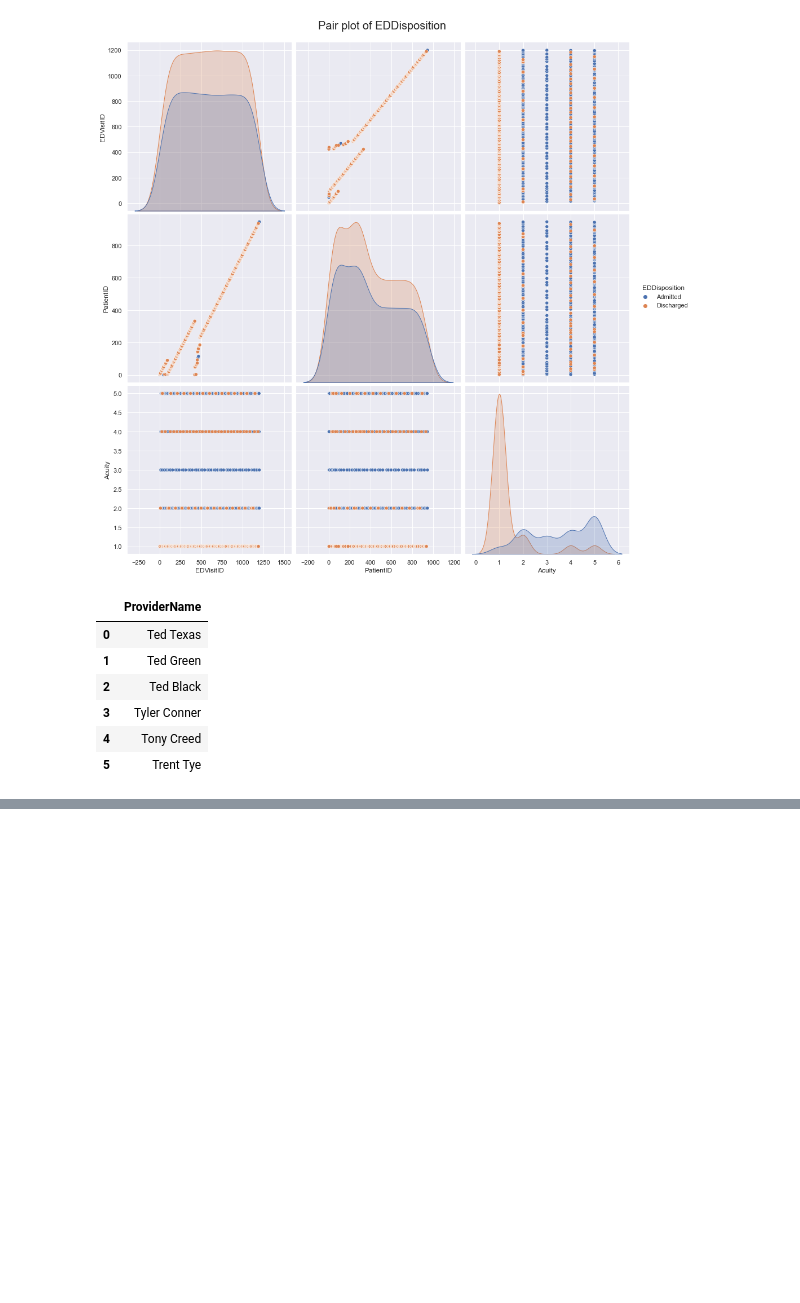
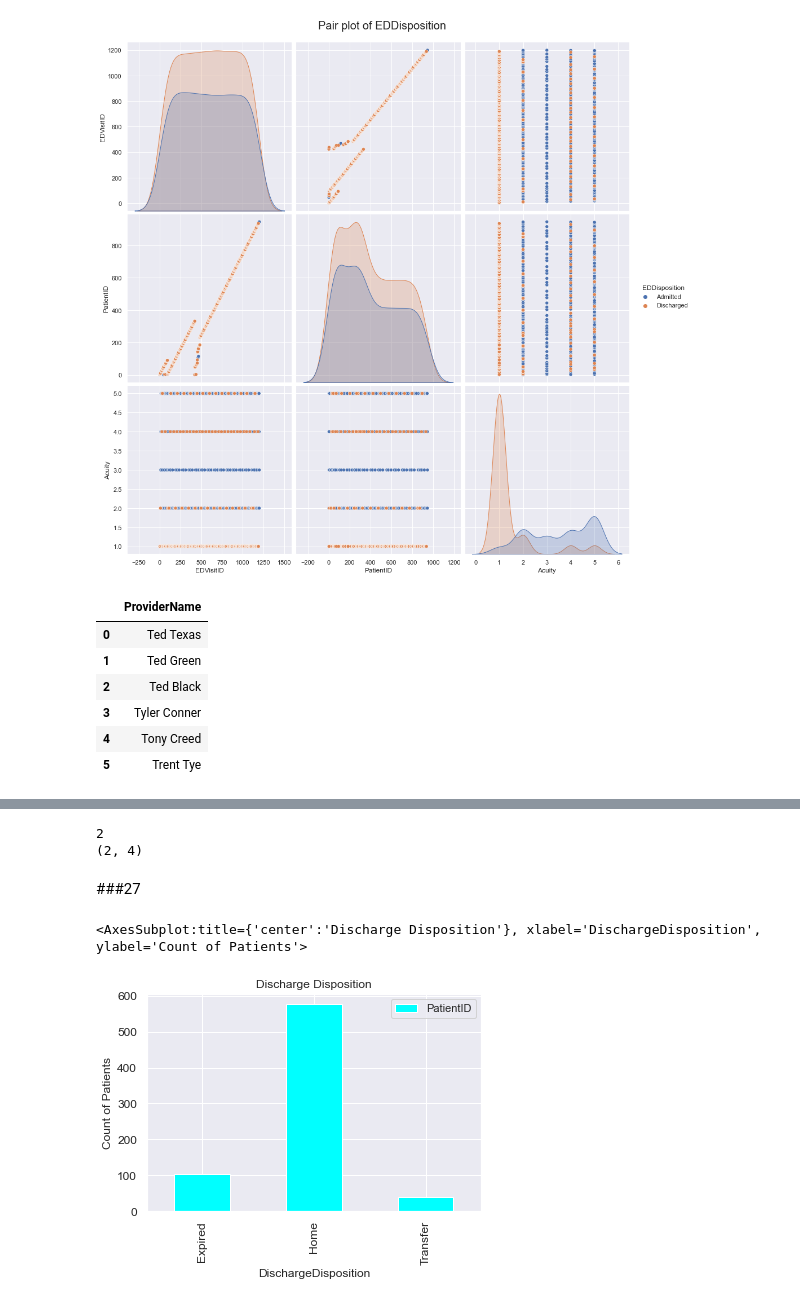
Before and after one commit to svmamidi/Python-Pandas, a Jupyter notebook: Python_pandas_satya_questions.ipynb, the cells around one changed output, grey strips where cells are left out. Saved outputs shown, nothing was run; the diff lists cells and outputs as text; code cells hidden in the pictures; blank space fills up the shorter version.

```diff
--- a/Python_pandas_satya_questions.ipynb
+++ b/Python_pandas_satya_questions.ipynb
@@ -63,0 +118,24 @@ df_Tnames
+# %%
+input_list1=[2,7,4,4,2,7,8,9,0]
+input_list2=[2,7,4,4,2,7,8,9]
+def findcenter(input_list):
+    center_element= float(len(input_list))/2
+    if center_element % 2 != 0:
+        return input_list[int(center_element - .5)]
+    else:
+        return (input_list[int(center_element)], input_list[int(center_element-1)])
+center1=findcenter(input_list1)
+print(center1)
+center2=findcenter(input_list2)
+print(center2)
+# %% [output]
+2
+(2, 4)
+# %% [markdown]
+###27
+# %%
+df=df_D.groupby(['DischargeDisposition'])[['PatientID']].count()
+df.plot(kind='bar',title='Discharge Disposition',ylabel='Count of Patients',color={'cyan'},fontsize=12,grid=True)
+# %% [output]
+<AxesSubplot:title={'center':'Discharge Disposition'}, xlabel='DischargeDisposition', ylabel='Count of Patients'>
+[figure, added]
```
Also changed, not shown: parts of 7 cells of this notebook, 4 other files.
